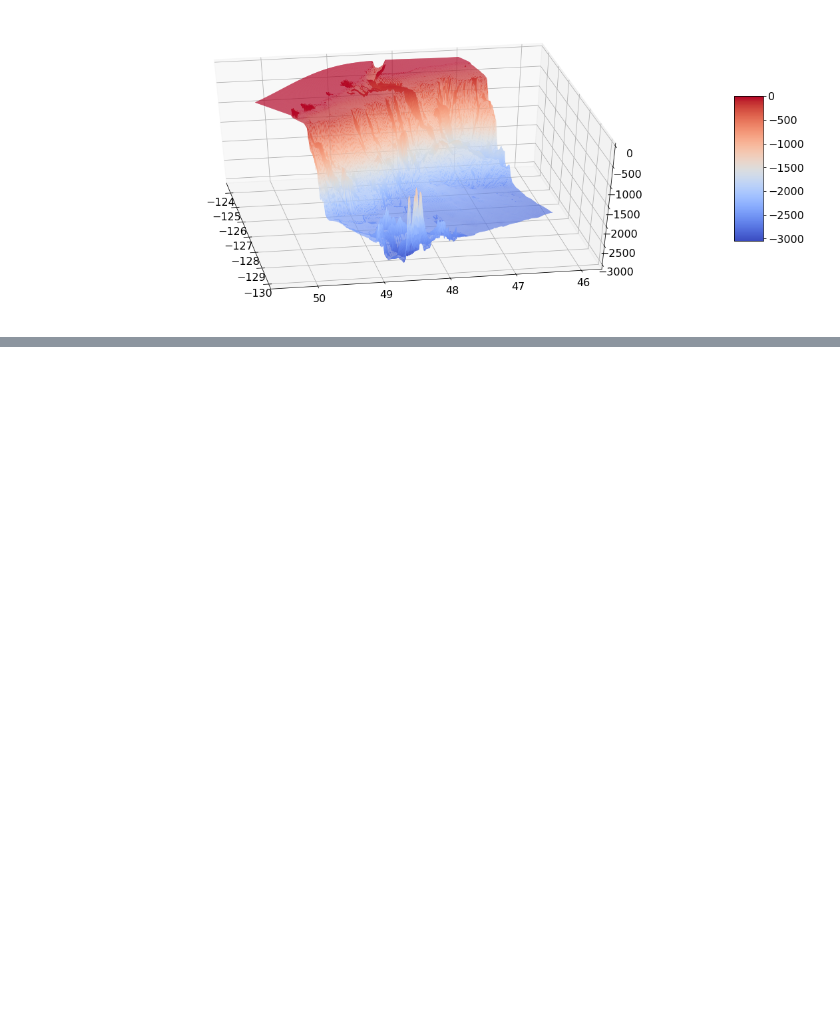
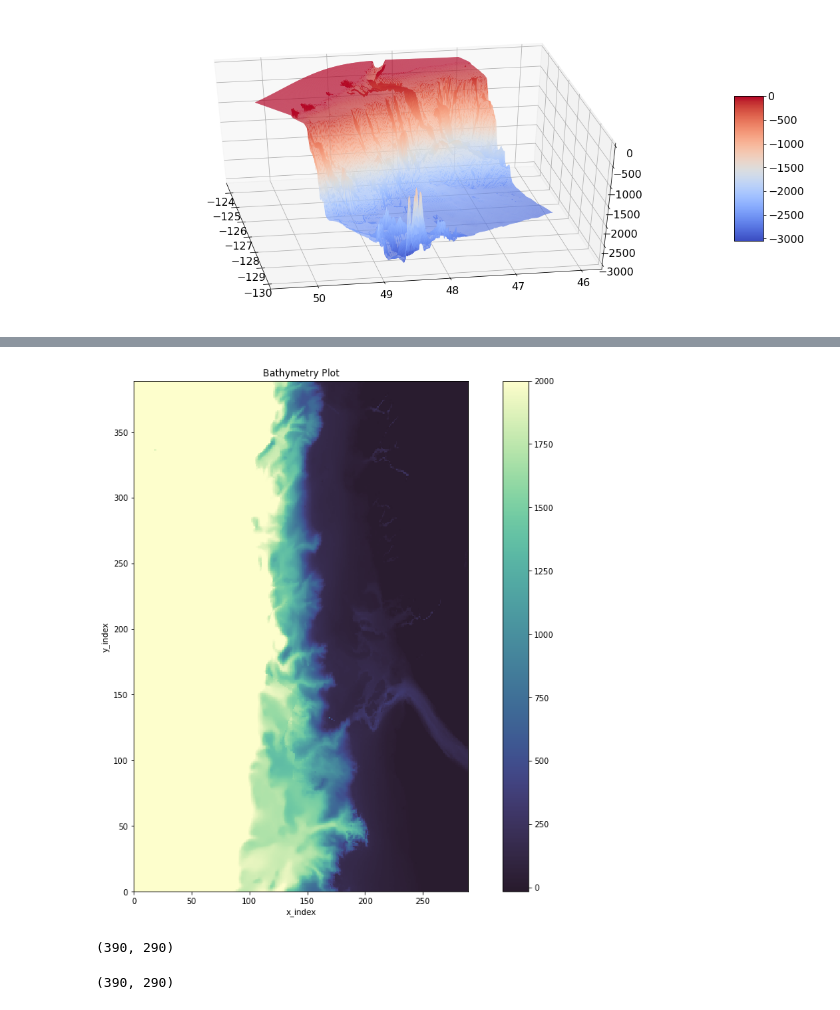
Before and after one commit to UBC-MOAD/wcvi, a Jupyter notebook: grid/Making_bathymetry_file.ipynb, the cells around one changed output, grey strips where cells are left out. Saved outputs shown, nothing was run; the diff lists cells and outputs as text; code cells hidden in the pictures; blank space fills up the shorter version.

```diff
--- a/grid/Making_bathymetry_file.ipynb
+++ b/grid/Making_bathymetry_file.ipynb
@@ -287,6 +287,6 @@ writebathy('bathy_meter_high_res_cubic.nc',T_grid_lon,T_grid_lat,casnearest)
 # #Write Bathymetry to NetCDF file
 # writebathy('bathy_meter_high_res.nc',T_grid_lon,T_grid_lat,casnearest)
 # %%
-bathy_data = nc.Dataset('bathy_meter_high_res_cubic.nc')
+bathy_data = nc.Dataset('bathy_meter_high_res_cubic_truncated.nc')
 nc_tools.show_variables(bathy_data)
 nc_tools.show_dimensions(bathy_data)
@@ -437,0 +533,29 @@ np.max(Z)
+# %%
+fig, axr = plt.subplots(1, 1, figsize=(16,12))
+land_colour = 'burlywood'
+
+
+viz_tools.set_aspect(axr)
+cmap = plt.get_cmap(cm.deep_r)
+cmap.set_bad(land_colour)
+# bathy = bathymetry
+# x_slice = np.arange(bathy.shape[1])
+# y_slice = np.arange(bathy.shape[0])
+# mesh = axr.pcolormesh(X,Y,Z, cmap=cmap)
+mesh = axr.pcolormesh(x_slice,y_slice,Z, cmap=cmap)
+# legend = axr.legend(loc='best', fancybox=True, framealpha=0.25)
+axr.set_title('Bathymetry Plot')
+axr.set_xlabel('x_index')
+axr.set_ylabel('y_index')
+cbar = plt.colorbar(mesh)
+# axr.grid()
+# %% [output]
+[figure, added]
+# %%
+bathymetry.shape
+# %% [output]
+(390, 290)
+# %%
+Z.shape
+# %% [output]
+(390, 290)
```
Also changed, not shown: parts of 16 cells of this notebook, 2 other files.
